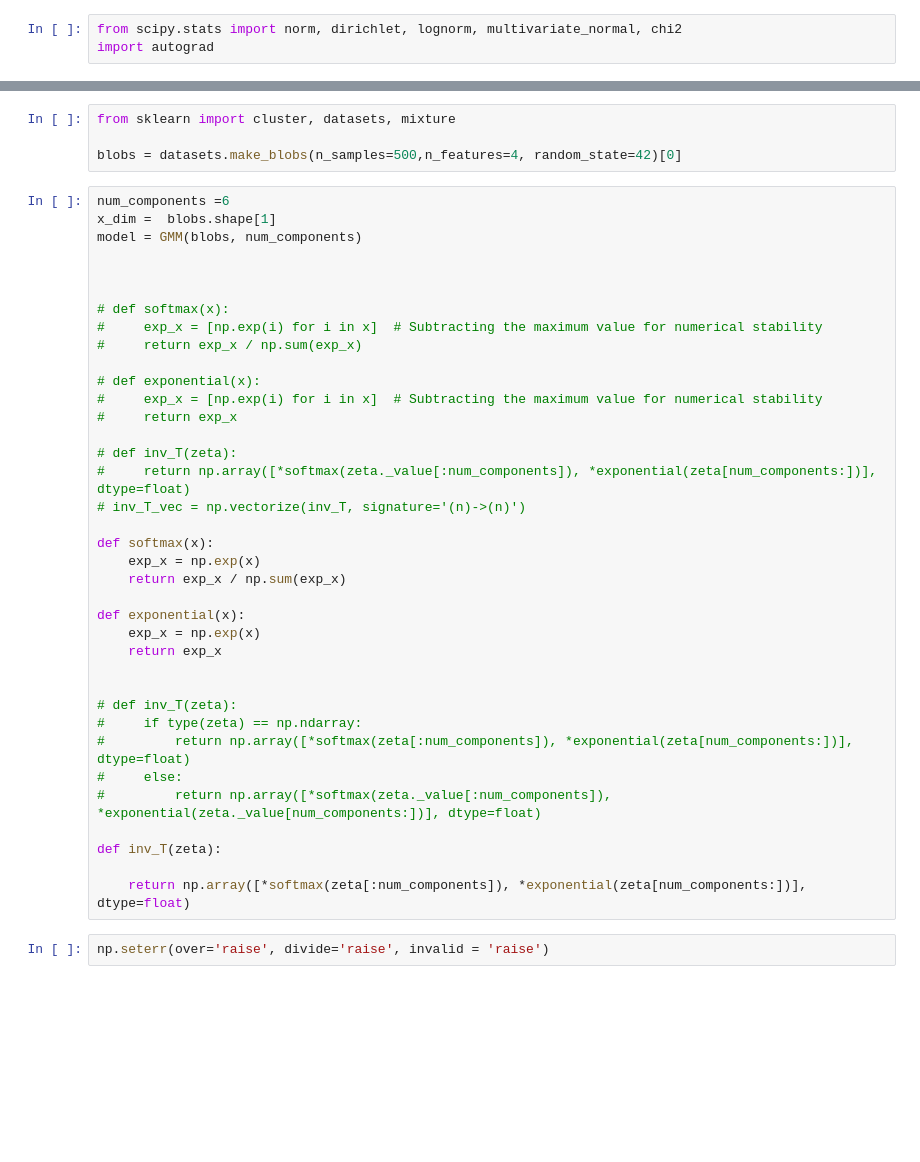
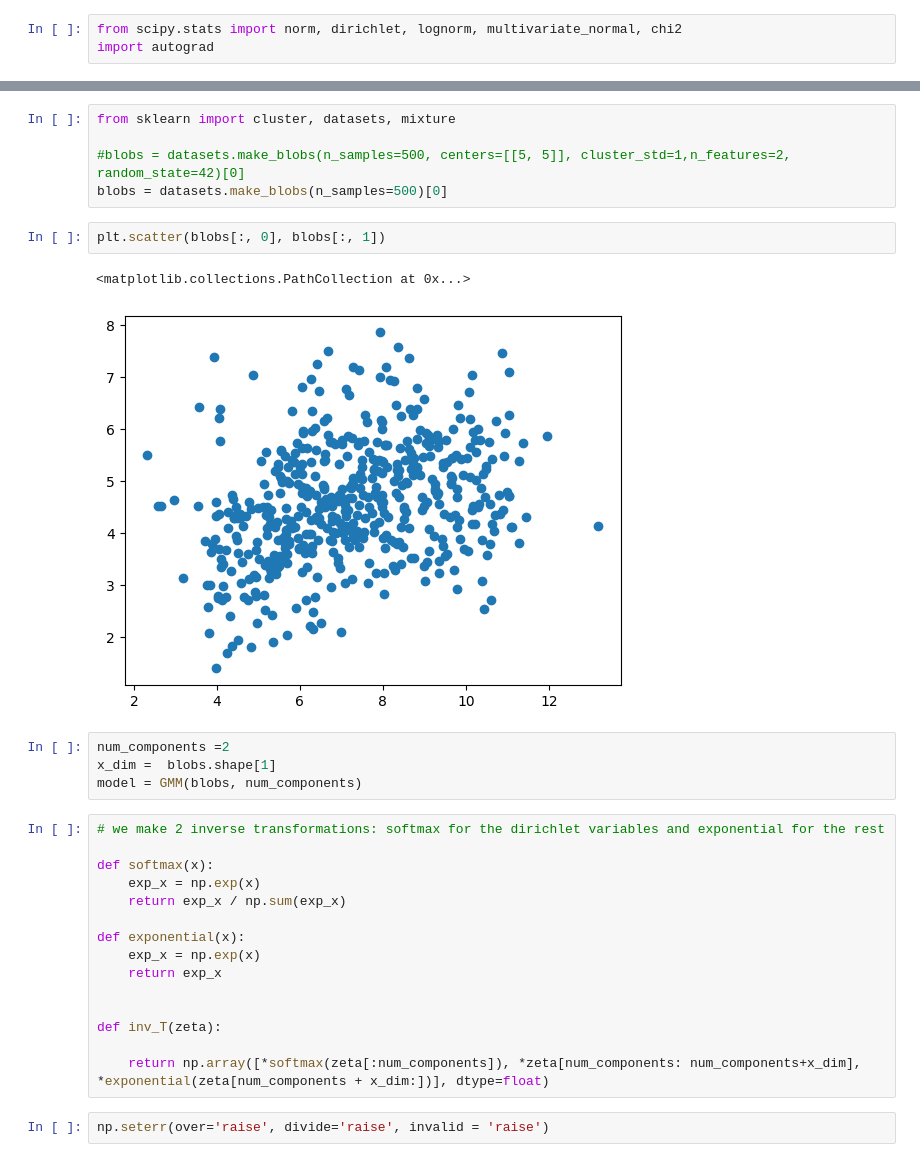
Before and after one commit to guillaumeferreol/ADVI-GMM, a Jupyter notebook: advi.ipynb, the cells around one changed output, grey strips where cells are left out. Drawn from its saved outputs; the diff is of its cells as text; blank space fills up the shorter version.

```diff
--- a/advi.ipynb
+++ b/advi.ipynb
@@ -243,44 +250,32 @@ class GMM:
 # %%
 from sklearn import cluster, datasets, mixture
 
-blobs = datasets.make_blobs(n_samples=500,n_features=4, random_state=42)[0]
+#blobs = datasets.make_blobs(n_samples=500, centers=[[5, 5]], cluster_std=1,n_features=2,  random_state=42)[0]
+blobs = datasets.make_blobs(n_samples=500)[0]
-# %%
-num_components =6
-x_dim =  blobs.shape[1]
-model = GMM(blobs, num_components)
-
-
-
-# def softmax(x):
-#     exp_x = [np.exp(i) for i in x]  # Subtracting the maximum value for numerical stability
-#     return exp_x / np.sum(exp_x)
-
-# def exponential(x):
-#     exp_x = [np.exp(i) for i in x]  # Subtracting the maximum value for numerical stability
-#     return exp_x
-
-# def inv_T(zeta):
-#     return np.array([*softmax(zeta._value[:num_components]), *exponential(zeta[num_components:])], dtype=float)
-# inv_T_vec = np.vectorize(inv_T, signature='(n)->(n)')
-
-def softmax(x):
-    exp_x = np.exp(x)
-    return exp_x / np.sum(exp_x)
-
-def exponential(x):
-    exp_x = np.exp(x)
-    return exp_x
-
-
-# def inv_T(zeta):
-#     if type(zeta) == np.ndarray:
-#         return np.array([*softmax(zeta[:num_components]), *exponential(zeta[num_components:])], dtype=float)
-#     else:
-#         return np.array([*softmax(zeta._value[:num_components]), *exponential(zeta._value[num_components:])], dtype=float)
-
-def inv_T(zeta):
-
-    return np.array([*softmax(zeta[:num_components]), *exponential(zeta[num_components:])], dtype=float)
+# %%
+plt.scatter(blobs[:, 0], blobs[:, 1])
+# %% [output]
+<matplotlib.collections.PathCollection at 0x...>
+[figure, added]
+# %%
+num_components =2
+x_dim =  blobs.shape[1]
+model = GMM(blobs, num_components)
+# %%
+# we make 2 inverse transformations: softmax for the dirichlet variables and exponential for the rest
+
+def softmax(x):
+    exp_x = np.exp(x)
+    return exp_x / np.sum(exp_x)
+
+def exponential(x):
+    exp_x = np.exp(x)
+    return exp_x
+
+
+def inv_T(zeta):
+
+    return np.array([*softmax(zeta[:num_components]), *zeta[num_components: num_components+x_dim], *exponential(zeta[num_components + x_dim:])], dtype=float)
 # %%
 np.seterr(over='raise', divide='raise', invalid = 'raise')
 # %% [output]
```
Also changed, not shown: parts of 5 cells of this notebook.
